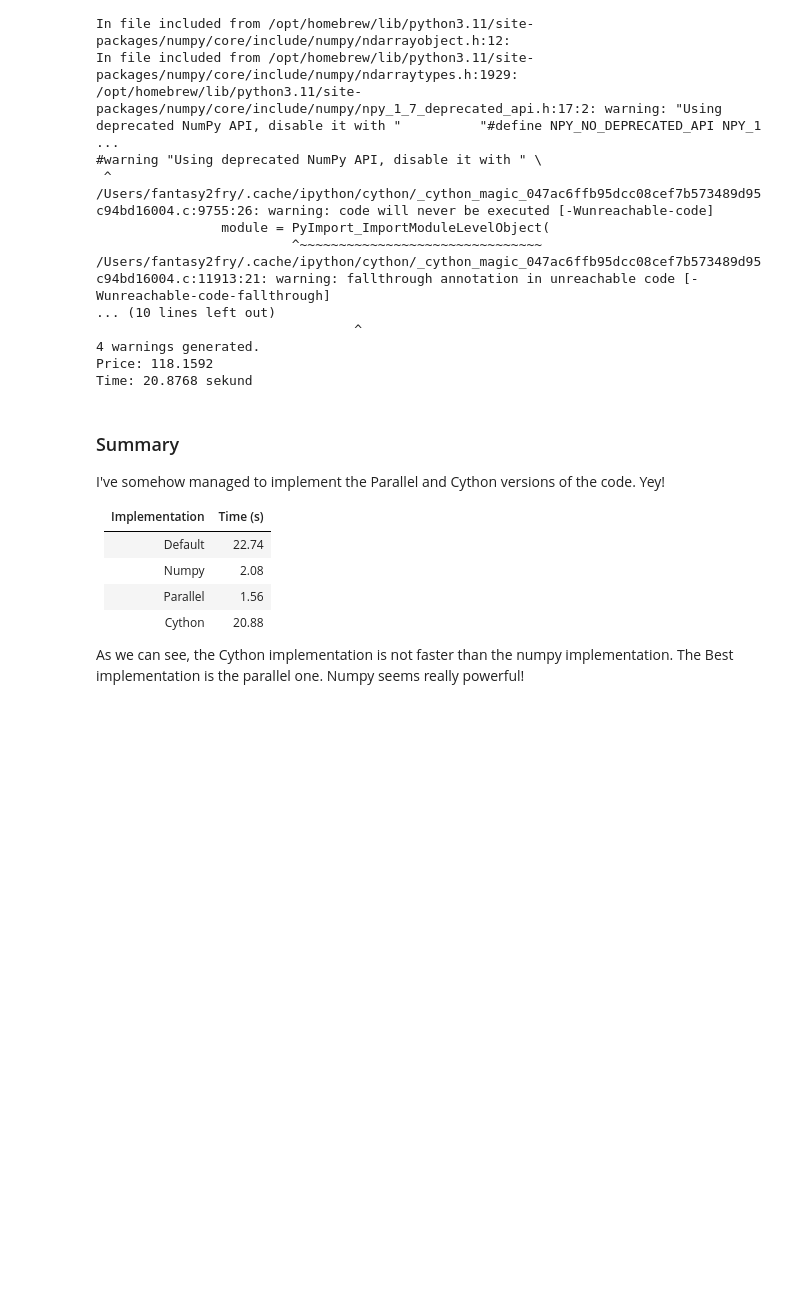
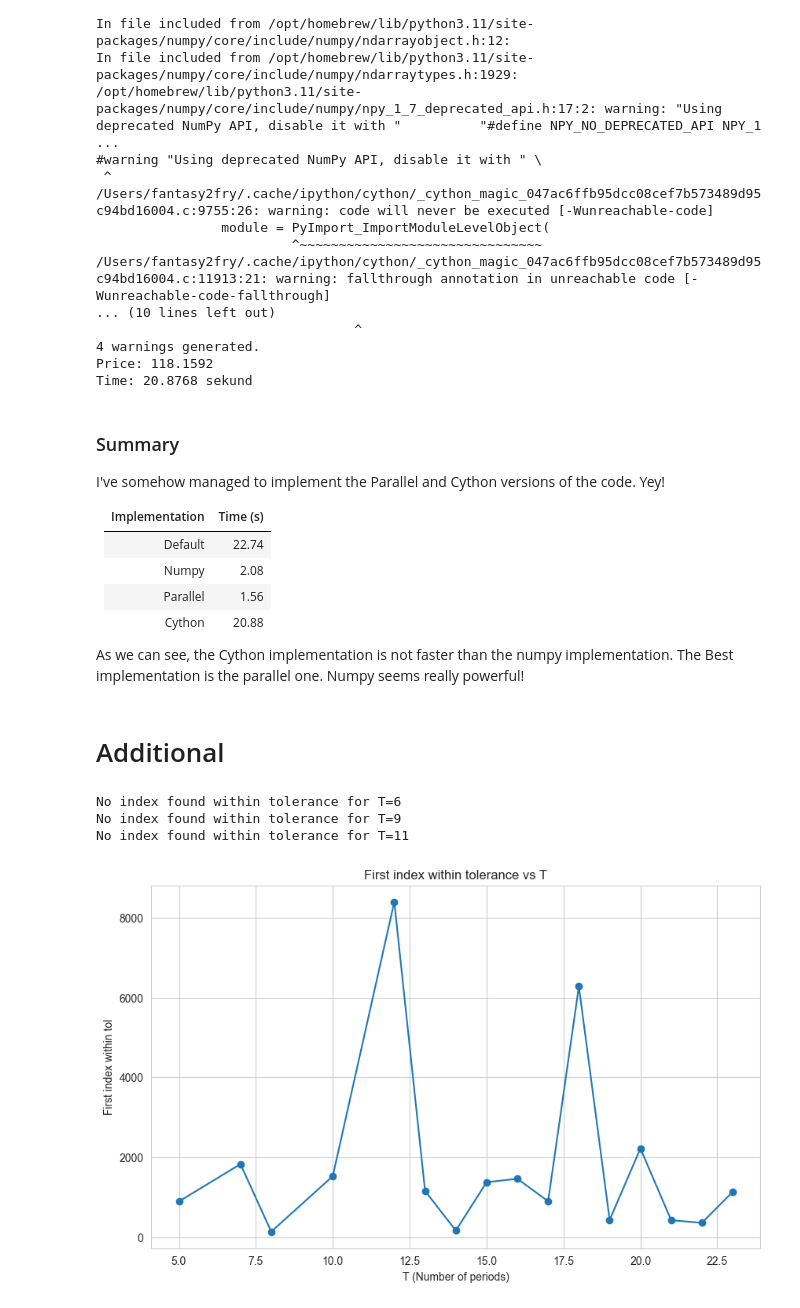
Before and after one commit to fantasy2fry/FinancialMathIntro, a Jupyter notebook: lab5/l5.ipynb, the cells around one changed output. Cells and saved outputs as stored; diff of their text form; code cells hidden in the pictures; blank space fills up the shorter version.

```diff
--- a/lab5/l5.ipynb
+++ b/lab5/l5.ipynb
@@ -376,3 +376,37 @@ I've somehow managed to implement the Parallel and Cython versions of the code.
 | Cython         | 20.88    |
 
 As we can see, the Cython implementation is not faster than the numpy implementation. The Best implementation is the parallel one. Numpy seems really powerful!
+# %% [markdown]
+# Additional
+# %%
+tol = 0.01
+Ts = [i for i in range(5, 24)]
+indexes = [None for _ in range(len(Ts))]
+
+for i, T in enumerate(Ts):
+    tree = RecombiningTree(S0, u, d, T)
+    max_trajectory_price_mcmc = tree.get_price_of_asset_mc(func=max_trajectory, n=10_000)
+    exact_price = tree.get_price_of_asset(max_trajectory)
+    try:
+        index = np.where(np.abs(np.array(max_trajectory_price_mcmc) - exact_price) < tol)[0][0]
+        indexes[i] = index
+    except IndexError:
+        print(f'No index found within tolerance for T={T}')
+        indexes[i] = None
+
+# Usuwamy wartości None, by nie psuły wykresu
+filtered_Ts = [T for T, idx in zip(Ts, indexes) if idx is not None]
+filtered_indexes = [idx for idx in indexes if idx is not None]
+
+plt.figure(figsize=(10, 6))
+plt.plot(filtered_Ts, filtered_indexes, marker='o')
+plt.title('First index within tolerance vs T')
+plt.xlabel('T (Number of periods)')
+plt.ylabel('First index within tol')
+plt.grid(True)
+plt.show()
+# %% [output]
+No index found within tolerance for T=6
+No index found within tolerance for T=9
+No index found within tolerance for T=11
+[figure, added]
```
Also changed, not shown: parts of 2 cells of this notebook.
